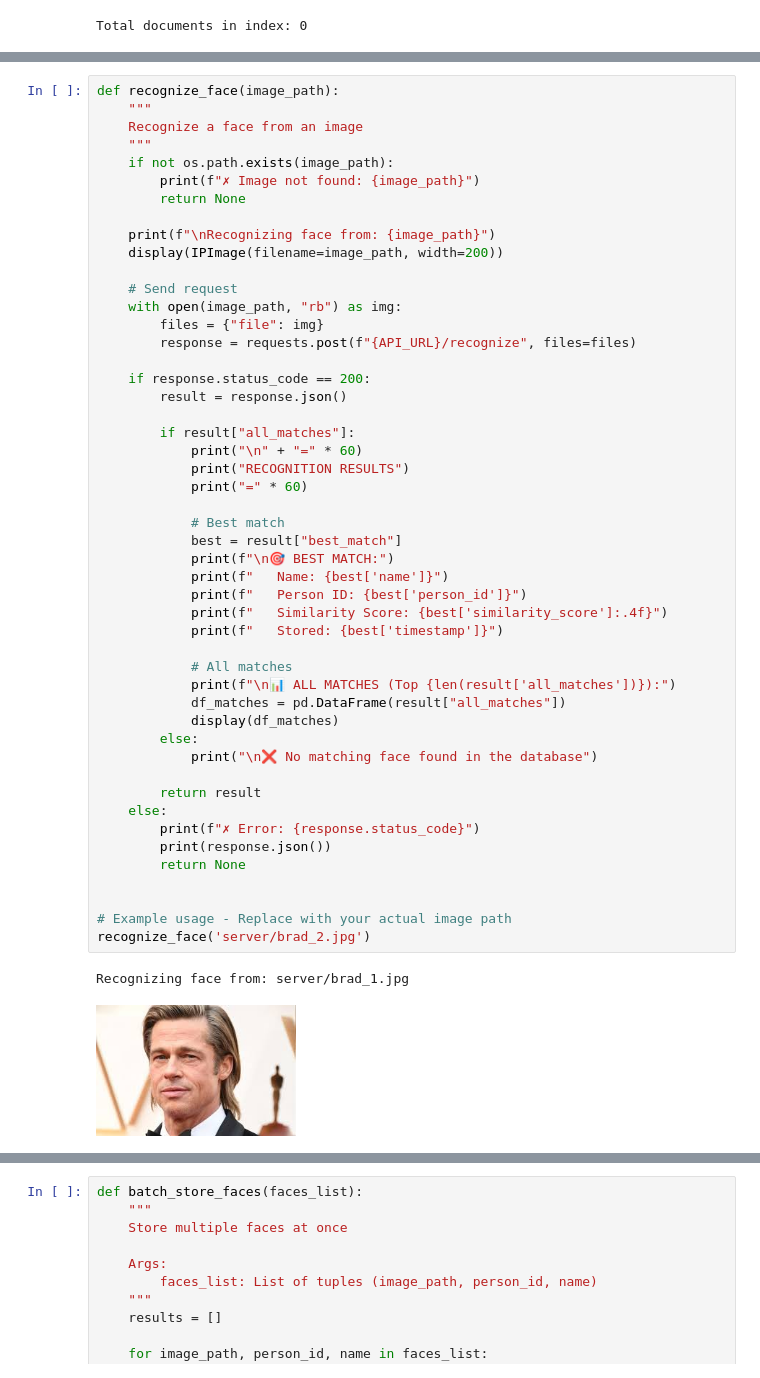
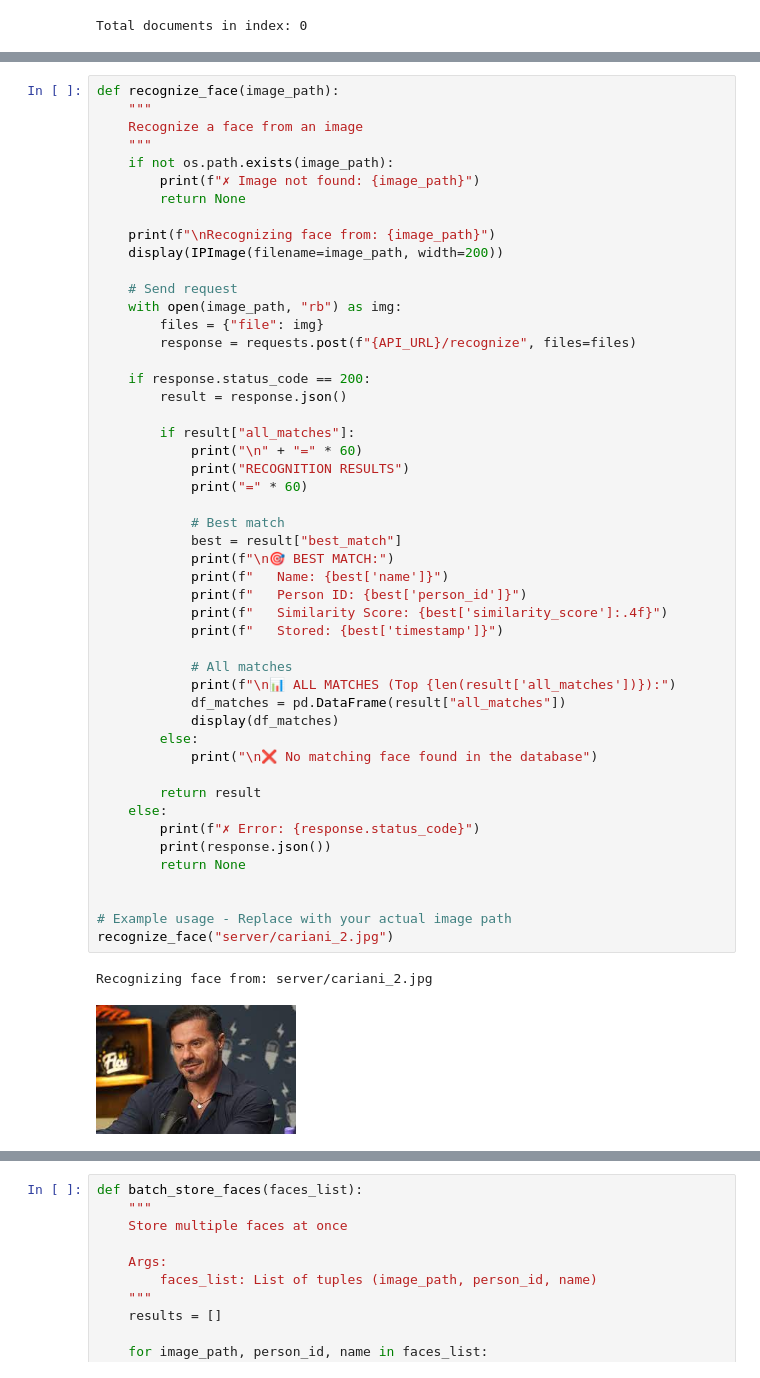
Before and after one commit to Augusto-Sant/face_recognition_elastic, a Jupyter notebook: teste.ipynb, the cells around one changed output, grey strips where cells are left out. Drawn from its saved outputs; the diff is of its cells as text.

```diff
--- a/teste.ipynb
+++ b/teste.ipynb
@@ -208,36 +204,36 @@ def recognize_face(image_path):
 
         if result["all_matches"]:
             print("\n" + "=" * 60)
             print("RECOGNITION RESULTS")
             print("=" * 60)
 
             # Best match
             best = result["best_match"]
             print(f"\n🎯 BEST MATCH:")
             print(f"   Name: {best['name']}")
             print(f"   Person ID: {best['person_id']}")
             print(f"   Similarity Score: {best['similarity_score']:.4f}")
             print(f"   Stored: {best['timestamp']}")
 
             # All matches
             print(f"\n📊 ALL MATCHES (Top {len(result['all_matches'])}):")
             df_matches = pd.DataFrame(result["all_matches"])
             display(df_matches)
         else:
             print("\n❌ No matching face found in the database")
 
         return result
     else:
         print(f"✗ Error: {response.status_code}")
         print(response.json())
         return None
 
 
 # Example usage - Replace with your actual image path
-recognize_face('server/brad_2.jpg')
+recognize_face("server/cariani_2.jpg")
 # %% [output]
-Recognizing face from: server/brad_1.jpg
+Recognizing face from: server/cariani_2.jpg
-[figure, old version]
+[figure, new version]
 ============================================================
 RECOGNITION RESULTS
 ============================================================
```
Also changed, not shown: parts of 6 cells of this notebook, 7 other files.
